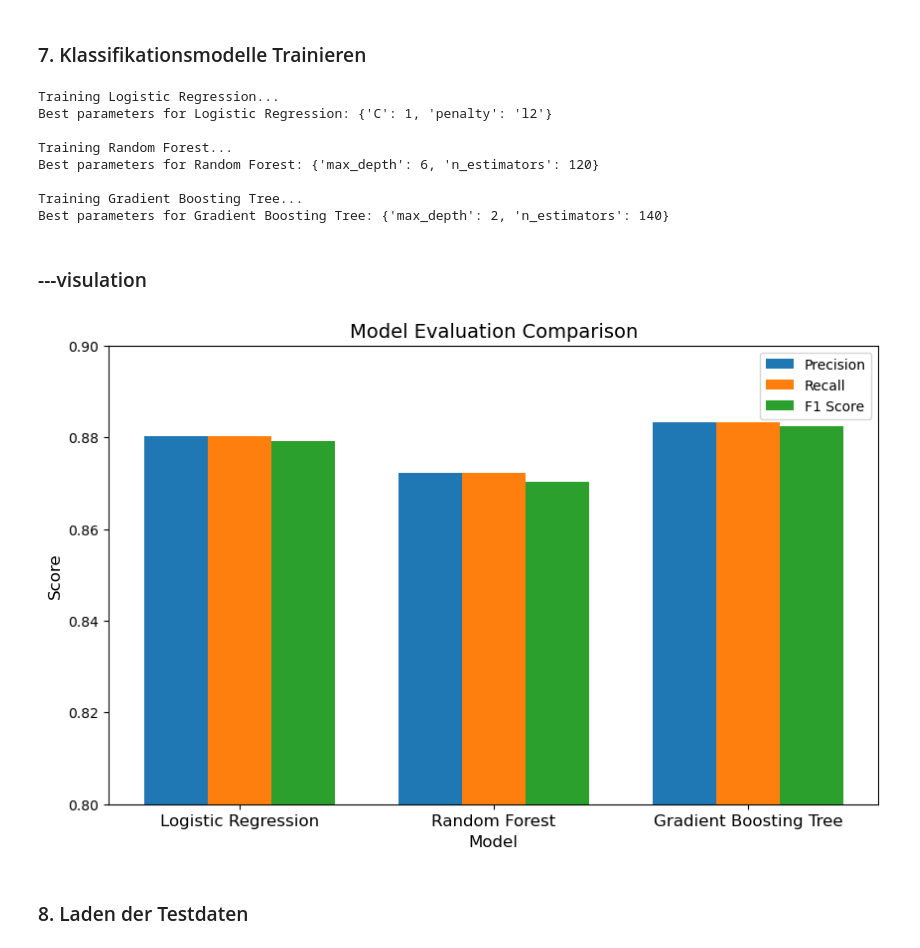
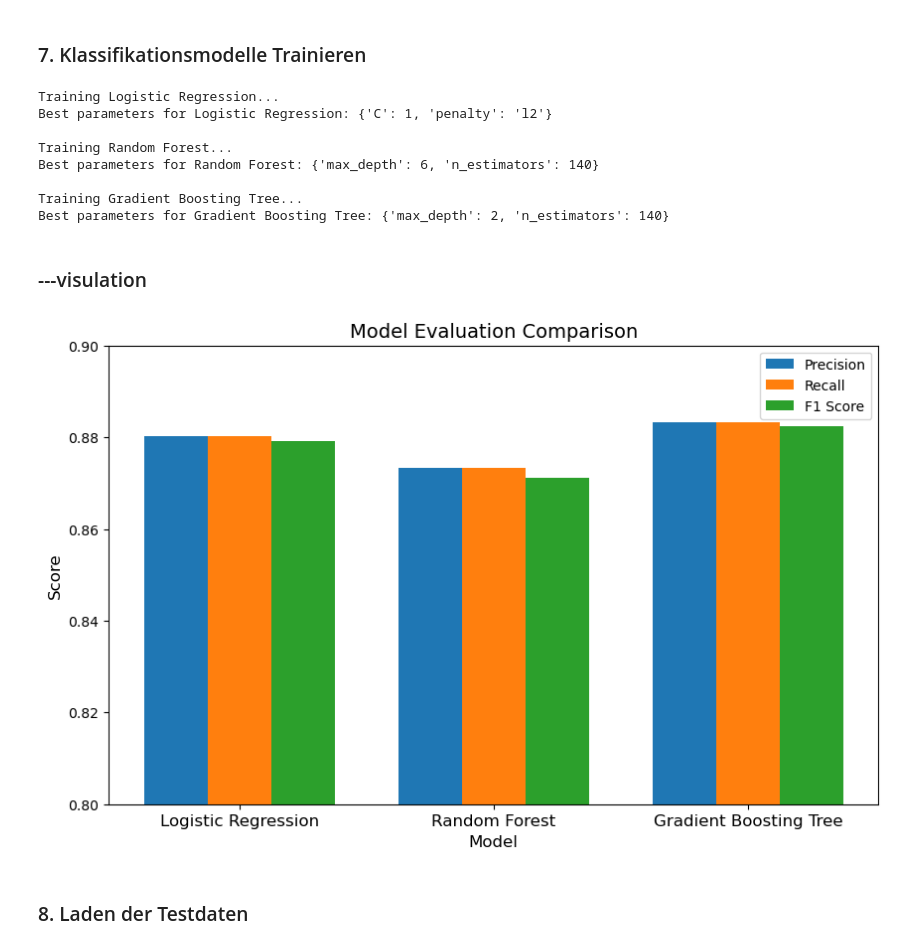
Before and after one commit to jkobh/ML-Projekt, a Jupyter notebook: ML-Modell.ipynb, the cells around one changed output. Drawn from its saved outputs; the diff is of its cells as text; code cells hidden in the pictures.

```diff
--- a/ML-Modell.ipynb
+++ b/ML-Modell.ipynb
@@ -152,8 +152,8 @@ from sklearn.model_selection import GridSearchCV
 from sklearn.linear_model import LogisticRegression
 from sklearn.ensemble import RandomForestClassifier, GradientBoostingClassifier
 
-X = df_feature.drop(columns=["return"])
-y = df_feature["return"]
+X_train = df_feature.drop(columns=["return"])
+y_train = df_feature["return"]
 
 grid_params = {
     "Logistic Regression": (LogisticRegression(solver='liblinear'), {"C": [0.1, 1, 4, 5, 6, 10, 30, 100], "penalty": ["l1", "l2"]}),
@@ -167,7 +167,7 @@ grid_search_results = {}
 for name, (model, params) in grid_params.items():
     print(f"\nTraining {name}...")
     grid_search = GridSearchCV(model, params, cv=5, scoring='accuracy', n_jobs=-1)
-    grid_search.fit(X, y)
+    grid_search.fit(X_train, y_train)
     grid_search_results[name] = grid_search  # Speichern des Ergebnisses
     print(f"Best parameters for {name}: {grid_search.best_params_}")
 # %% [output]
@@ -175,7 +175,7 @@ Training Logistic Regression...
 Best parameters for Logistic Regression: {'C': 1, 'penalty': 'l2'}
 
 Training Random Forest...
-Best parameters for Random Forest: {'max_depth': 6, 'n_estimators': 120}
+Best parameters for Random Forest: {'max_depth': 6, 'n_estimators': 140}
 
 Training Gradient Boosting Tree...
 Best parameters for Gradient Boosting Tree: {'max_depth': 2, 'n_estimators': 140}
@@ -193,37 +193,37 @@ f1_score = []
 
 # Evaluation der Modelle und Extrahierung der Metriken
 for name, grid_search in grid_search_results.items():
-    y_pred = grid_search.best_estimator_.predict(X)
-    report = classification_report(y, y_pred, output_dict=True)  # Klassifikationsbericht als Dictionary
+    y_pred = grid_search.best_estimator_.predict(X_train)
+    report = classification_report(y_train, y_pred, output_dict=True)  # Klassifikationsbericht als Dictionary
     precision.append(report['accuracy'])  # Oder spezifische Metriken wie Precision, Recall, F1-Score
     recall.append(report['weighted avg']['recall'])
     f1_score.append(report['weighted avg']['f1-score'])
 
 # Balkendiagramm erstellen
 bar_width = 0.25
 index = np.arange(len(models))
 
 # Platzierung der Balken
 fig, ax = plt.subplots(figsize=(10, 6))
 
 bar1 = ax.bar(index, precision, bar_width, label='Precision')
 bar2 = ax.bar(index + bar_width, recall, bar_width, label='Recall')
 bar3 = ax.bar(index + 2 * bar_width, f1_score, bar_width, label='F1 Score')
 
 # Achsen und Labels
 ax.set_xlabel('Model', fontsize=12)
 ax.set_ylabel('Score', fontsize=12)
 ax.set_title('Model Evaluation Comparison', fontsize=14)
 ax.set_xticks(index + bar_width)
 ax.set_xticklabels(models, fontsize=12)
 ax.legend()
 
 ax.set_ylim(0.8, 0.9)
 
 # Diagramm anzeigen
 plt.show()
 # %% [output]
-[figure, old version]
+[figure, new version]
 # %% [markdown]
 ### 8. Laden der Testdaten
 # %%
```
Also changed, not shown: parts of 7 cells of this notebook.
